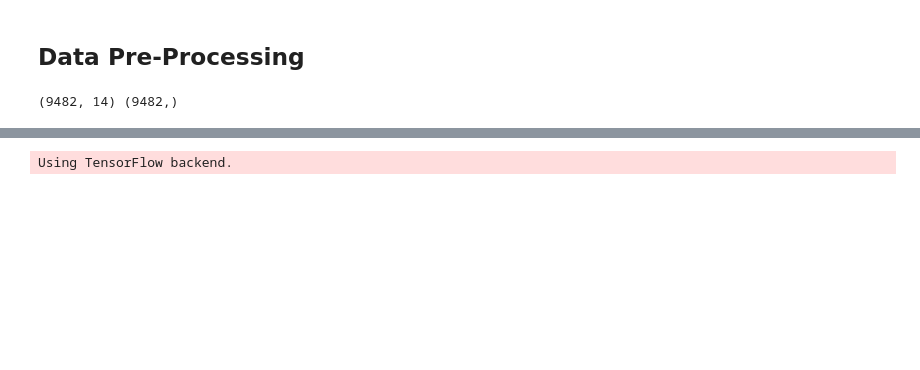
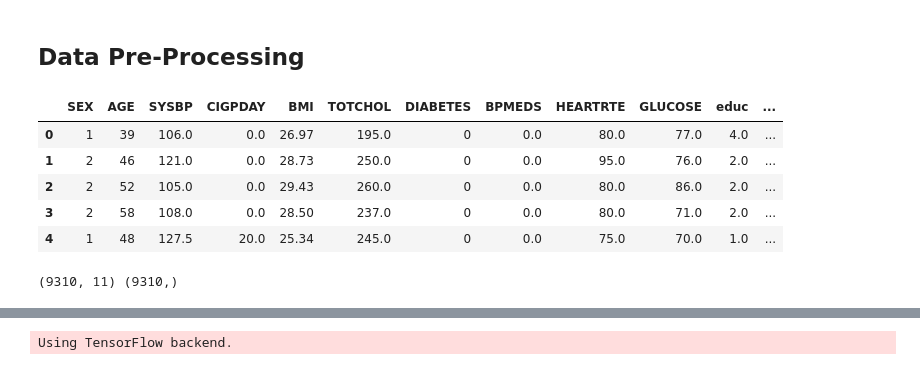
Before and after one commit to reedkm/ML_deepDive, a Jupyter notebook: framingham_NN.ipynb, the cells around one changed output, grey strips where cells are left out. Cells and saved outputs as stored; diff of their text form; code cells hidden in the pictures; blank space fills up the shorter version.

```diff
--- a/framingham_NN.ipynb
+++ b/framingham_NN.ipynb
@@ -7,12 +8,22 @@ import warnings
 warnings.simplefilter('ignore', FutureWarning)
 # %% [markdown]
 ## Data Pre-Processing
+# %%
+#Testing for CVD, using max reduced csv file
+heart_cvd = pd.read_csv('data/max_reduce.csv')
+# Clean to columns needed
+heart_cvd = heart_cvd[['SEX','AGE','SYSBP','CIGPDAY','BMI','TOTCHOL','DIABETES','BPMEDS','HEARTRTE','GLUCOSE','educ','CVD']]
+heart_cvd.head()
+# %% [output]
+|  | SEX | AGE | SYSBP | CIGPDAY | BMI | TOTCHOL | DIABETES | BPMEDS | HEARTRTE | GLUCOSE | educ | ... |
+| 0 | 1 | 39 | 106.0 | 0.0 | 26.97 | 195.0 | 0 | 0.0 | 80.0 | 77.0 | 4.0 | ... |
+| 1 | 2 | 46 | 121.0 | 0.0 | 28.73 | 250.0 | 0 | 0.0 | 95.0 | 76.0 | 2.0 | ... |
+| 2 | 2 | 52 | 105.0 | 0.0 | 29.43 | 260.0 | 0 | 0.0 | 80.0 | 86.0 | 2.0 | ... |
+| 3 | 2 | 58 | 108.0 | 0.0 | 28.50 | 237.0 | 0 | 0.0 | 80.0 | 71.0 | 2.0 | ... |
+| 4 | 1 | 48 | 127.5 | 20.0 | 25.34 | 245.0 | 0 | 0.0 | 75.0 | 70.0 | 1.0 | ... |
 # %%
-#Testing for CVD, using max reduced csv file
-heart_cvd = pd.read_csv('data/max_reduce.csv')
-
 X = heart_cvd.drop("CVD", axis=1)
 y = heart_cvd["CVD"]
 print(X.shape, y.shape)
 # %% [output]
-(9482, 14) (9482,)
+(9310, 11) (9310,)
```
Also changed, not shown: parts of 23 cells of this notebook, 1 other file.
